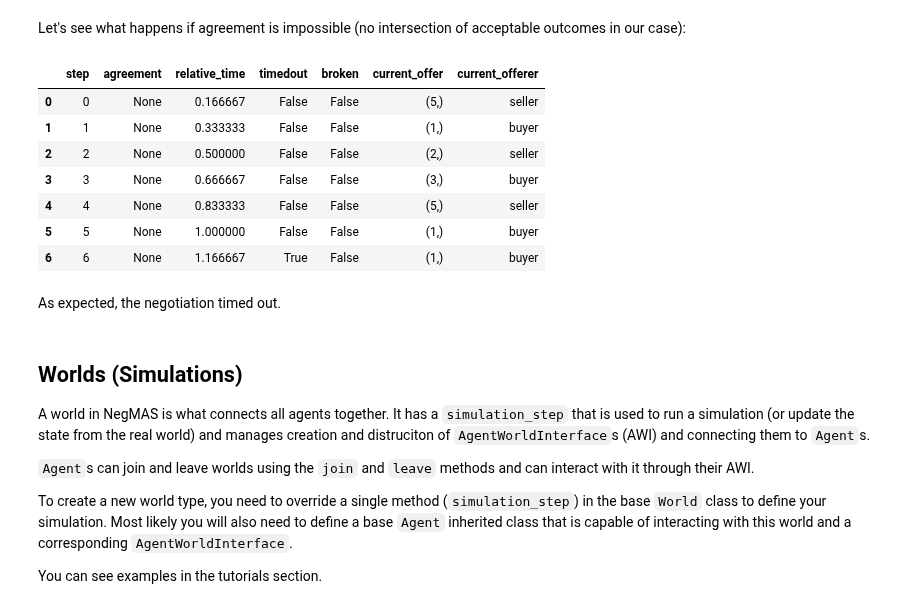
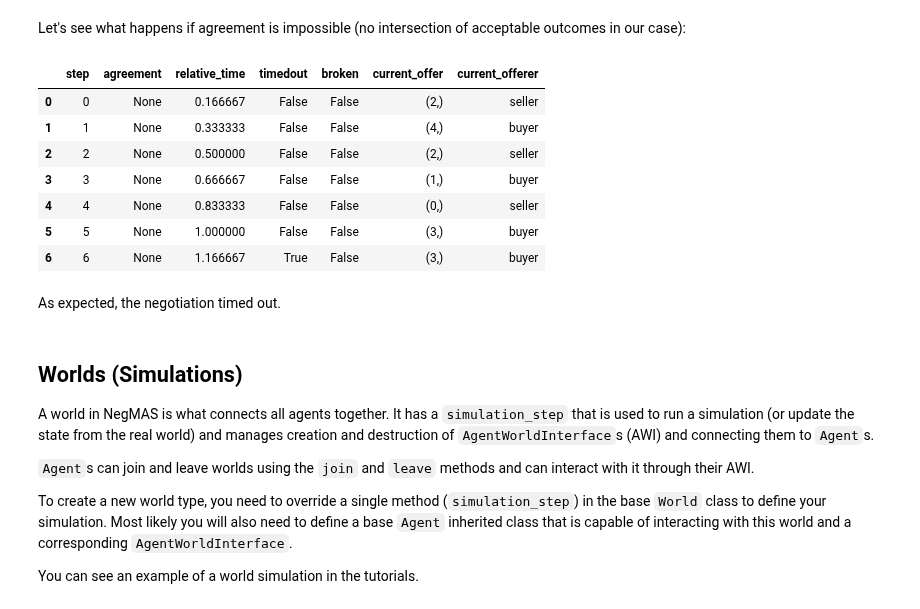
Before and after one commit to yasserfarouk/negmas, a Jupyter notebook: notebooks/overview.ipynb, the cells around one changed output. Cells and saved outputs as stored; diff of their text form; code cells hidden in the pictures.

```diff
--- a/notebooks/overview.ipynb
+++ b/notebooks/overview.ipynb
@@ -743,8 +733,9 @@ p.state.agreement
 # %% [markdown]
 We can now check the history again (showing few of the attributes only) to confirm that the current offer and its source are stored.
 # %%
-pd.DataFrame(
-    [
+def show_history(p):
+    """Returns a Pandas Dataframe with the negotiation history"""
+    return pd.DataFrame([
         dict(
             step=_.step,
             agreement=_.agreement,
@@ -754,8 +745,8 @@ pd.DataFrame(
             current_offer=_.current_offer,
             current_offerer=_.current_offerer
         )
-        for _ in p.history
-    ]
-)
+        for _ in p.history])
+
+show_history(p)
 # %% [output]
 |  | step | agreement | relative_time | timedout | broken | current_offer | current_offerer |
@@ -770,49 +758,28 @@ pd.DataFrame(
 Let's see what happens if agreement is impossible (no intersection of acceptable outcomes in our case):
 # %%
 p = NewParallelResponseMechanism(outcomes = 6, n_steps = 6)
-p.add(LimitedOutcomesNegotiator(name='seller',
-                                acceptable_outcomes=[(2,), (0,), (5,)],
-                                proposable_outcomes=[(2,), (0,), (5,)]
-                               )
-     )
-p.add(LimitedOutcomesNegotiator(name='buyer',
-                                acceptable_outcomes=[(1,), (4,), (3,)],
-                                proposable_outcomes=[(1,), (4,), (3,)]
-                               )
-     )
-state = p.run()
-pd.DataFrame(
-    [
-        dict(
-            step=_.step,
-            agreement=_.agreement,
-            relative_time=_.relative_time,
-            timedout=_.timedout,
-            broken=_.broken,
-            current_offer=_.current_offer,
-            current_offerer=_.current_offerer
-        )
-        for _ in p.history
-    ]
-)
+p.add(LimitedOutcomesNegotiator(name='seller', acceptable_outcomes=[(2,), (0,), (5,)]))
+p.add(LimitedOutcomesNegotiator(name='buyer', acceptable_outcomes=[(1,), (4,), (3,)]))
+p.run()
+show_history(p)
 # %% [output]
 |  | step | agreement | relative_time | timedout | broken | current_offer | current_offerer |
-| 0 | 0 | None | 0.166667 | False | False | (5,) | seller |
-| 1 | 1 | None | 0.333333 | False | False | (1,) | buyer |
+| 0 | 0 | None | 0.166667 | False | False | (2,) | seller |
+| 1 | 1 | None | 0.333333 | False | False | (4,) | buyer |
 | 2 | 2 | None | 0.500000 | False | False | (2,) | seller |
-| 3 | 3 | None | 0.666667 | False | False | (3,) | buyer |
-| 4 | 4 | None | 0.833333 | False | False | (5,) | seller |
-| 5 | 5 | None | 1.000000 | False | False | (1,) | buyer |
-| 6 | 6 | None | 1.166667 | True | False | (1,) | buyer |
+| 3 | 3 | None | 0.666667 | False | False | (1,) | buyer |
+| 4 | 4 | None | 0.833333 | False | False | (0,) | seller |
+| 5 | 5 | None | 1.000000 | False | False | (3,) | buyer |
+| 6 | 6 | None | 1.166667 | True | False | (3,) | buyer |
 # %% [markdown]
 As expected, the negotiation timed out.
 # %% [markdown]
 ## Worlds (Simulations)
 
-A world in NegMAS is what connects all agents together. It has a `simulation_step` that is used to run a simulation (or update the state from the real world) and manages creation and distruciton of `AgentWorldInterface`s (AWI) and connecting them to `Agent`s.
+A world in NegMAS is what connects all agents together. It has a `simulation_step` that is used to run a simulation (or update the state from the real world) and manages creation and destruction of `AgentWorldInterface`s (AWI) and connecting them to `Agent`s.
 
 `Agent`s can join and leave worlds using the `join` and `leave` methods and can interact with it through their AWI.
 
 To create a new world type, you need to override a single method (`simulation_step`) in the base `World` class to define your simulation. Most likely you will also need to define a base `Agent` inherited class that is capable of interacting with this world and a corresponding `AgentWorldInterface`.
 
-You can see examples in the tutorials section.
+You can see an example of a world simulation in the tutorials.
```
Also changed, not shown: parts of 22 cells of this notebook, 2 other files.
